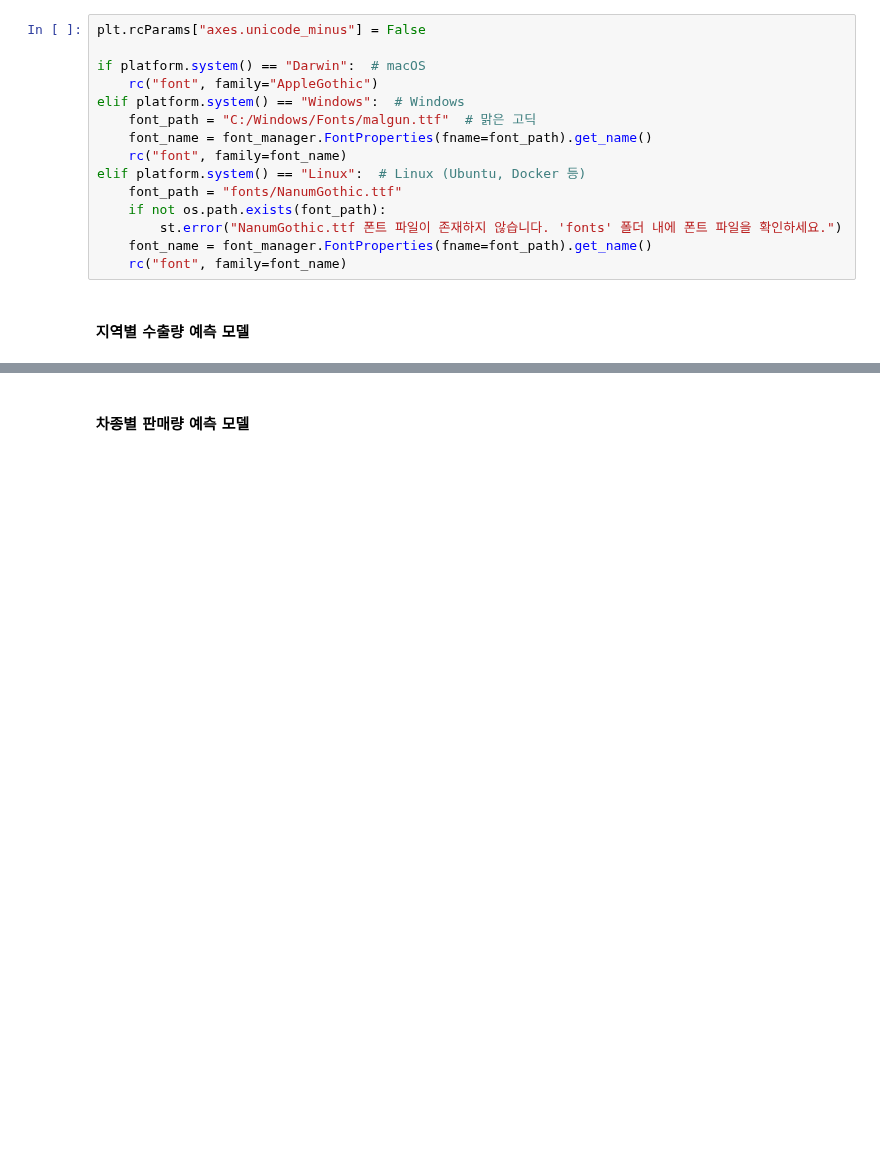
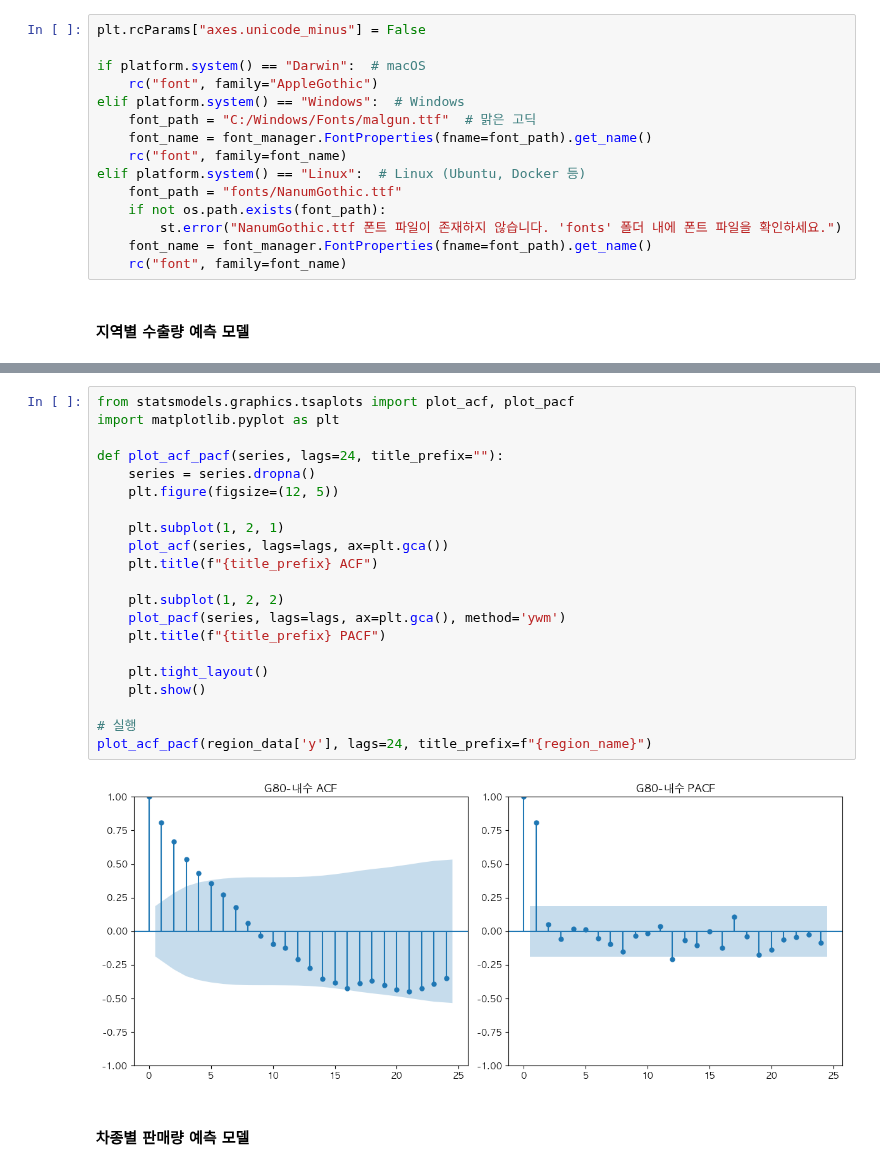
Before and after one commit to CodeWorks-hi/mini-project-2, a Jupyter notebook: jupyter_notebooks/모델_개발/retail_pred_model.ipynb, the cells around one changed output, grey strips where cells are left out. Drawn from its saved outputs; the diff is of its cells as text; blank space fills up the shorter version.

```diff
--- a/jupyter_notebooks/모델_개발/retail_pred_model.ipynb
+++ b/jupyter_notebooks/모델_개발/retail_pred_model.ipynb
@@ -190,3 +217,26 @@ else :
+# %%
+from statsmodels.graphics.tsaplots import plot_acf, plot_pacf
+import matplotlib.pyplot as plt
+
+def plot_acf_pacf(series, lags=24, title_prefix=""):
+    series = series.dropna()
+    plt.figure(figsize=(12, 5))
+
+    plt.subplot(1, 2, 1)
+    plot_acf(series, lags=lags, ax=plt.gca())
+    plt.title(f"{title_prefix} ACF")
+
+    plt.subplot(1, 2, 2)
+    plot_pacf(series, lags=lags, ax=plt.gca(), method='ywm')
+    plt.title(f"{title_prefix} PACF")
+
+    plt.tight_layout()
+    plt.show()
+
+# 실행
+plot_acf_pacf(region_data['y'], lags=24, title_prefix=f"{region_name}")
+# %% [output]
+[figure, added]
 # %% [markdown]
 #### 차종별 판매량 예측 모델
 # %%
```
Also changed, not shown: parts of 6 cells of this notebook, 6 other files.
